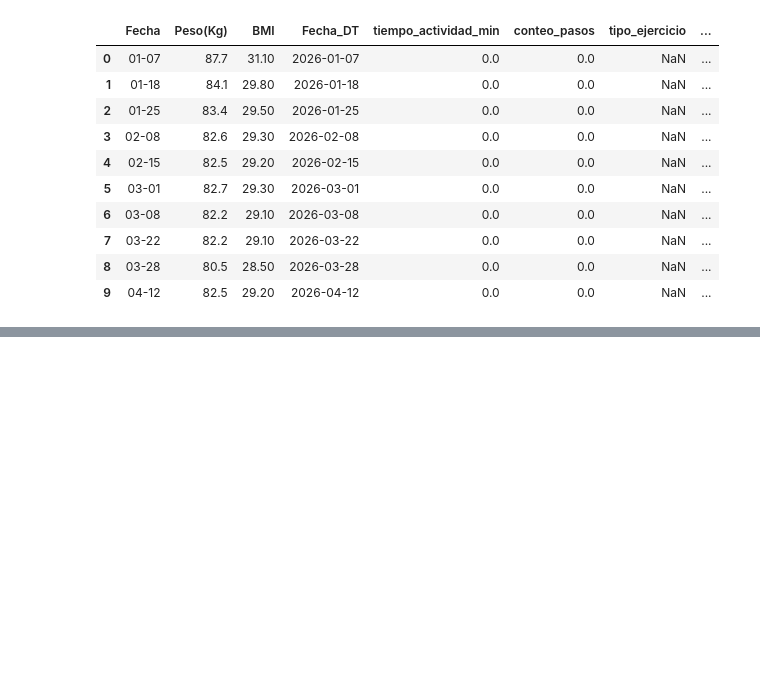
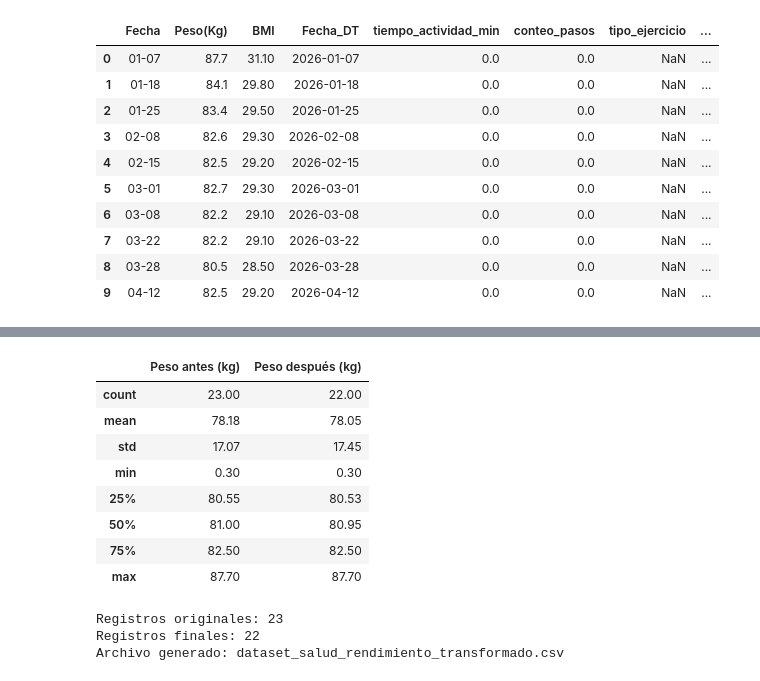
Before and after one commit to GabyPaolaING/Machine-Learning, a Jupyter notebook: P2P1.- INTEGRACIÓN MULTIFUENTE DE DATOS .ipynb, the cells around one changed output, grey strips where cells are left out. Cells and saved outputs as stored; diff of their text form; code cells hidden in the pictures; blank space fills up the shorter version.

```diff
--- a/P2P1.- INTEGRACIÓN MULTIFUENTE DE DATOS .ipynb
+++ b/P2P1.- INTEGRACIÓN MULTIFUENTE DE DATOS .ipynb
@@ -1487,0 +1882,37 @@ Columnas finales:
+# %%
+# =====================================================
+# COMPARACIÓN ANTES VS. DESPUÉS
+# =====================================================
+
+# Definir el dataset original para realizar la comparación
+if 'df_original' not in locals():
+    # Cargamos el original de la misma forma que en los pasos previos
+    df_raw = pd.read_excel('Datos.xlsx', header=3)
+    df_raw = df_raw.dropna(axis=1, how='all')
+    df_raw.columns = df_raw.columns.astype(str).str.strip()
+    df_original = df_raw.dropna(subset=['Peso(Kg)']).copy()
+    df_original['Peso(Kg)'] = pd.to_numeric(df_original['Peso(Kg)'], errors='coerce')
+
+comparacion = pd.DataFrame({
+    'Peso antes (kg)': df_original['Peso(Kg)'].describe(),
+    'Peso después (kg)': df_base['Peso(Kg)'].describe()
+}).round(2)
+
+display(comparacion)
+
+print("Registros originales:", len(df_original))
+print("Registros finales:", len(df_final))
+print("Archivo generado: dataset_salud_rendimiento_transformado.csv")
+# %% [output]
+|  | Peso antes (kg) | Peso después (kg) |
+| count | 23.00 | 22.00 |
+| mean | 78.18 | 78.05 |
+| std | 17.07 | 17.45 |
+| min | 0.30 | 0.30 |
+| 25% | 80.55 | 80.53 |
+| 50% | 81.00 | 80.95 |
+| 75% | 82.50 | 82.50 |
+| max | 87.70 | 87.70 |
+Registros originales: 23
+Registros finales: 22
+Archivo generado: dataset_salud_rendimiento_transformado.csv
```
Also changed, not shown: parts of 15 cells of this notebook.
